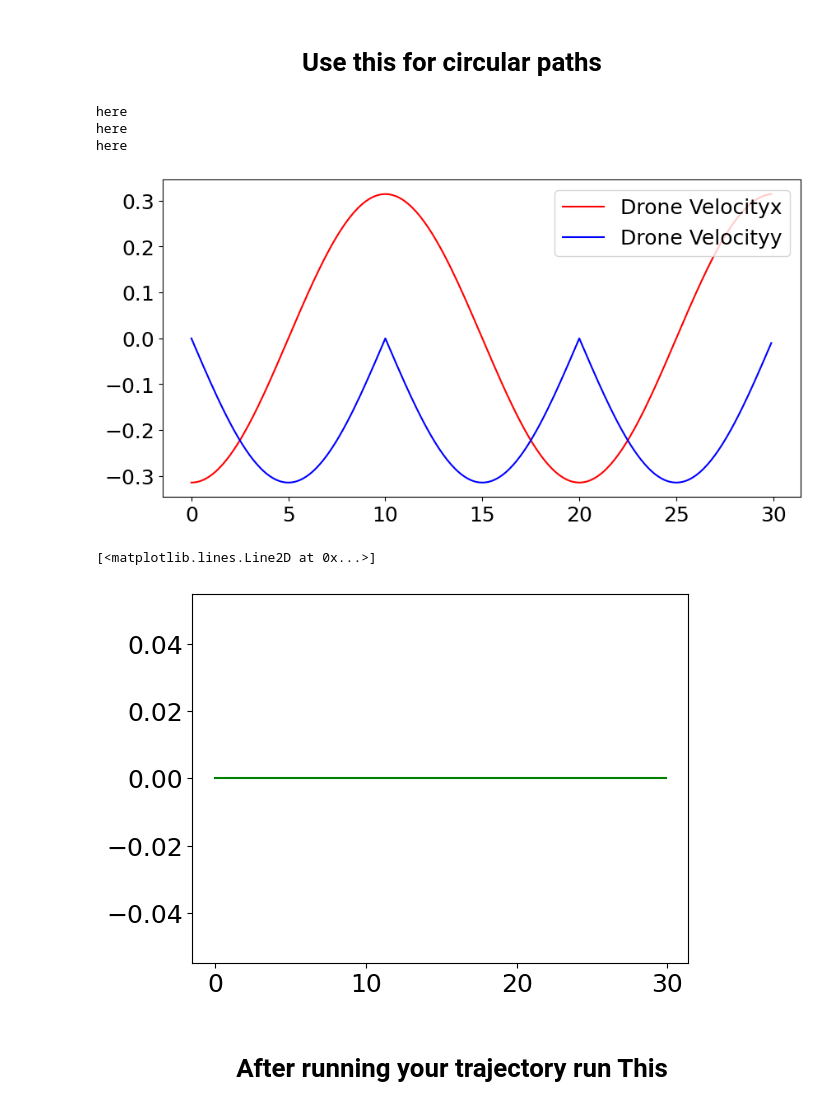
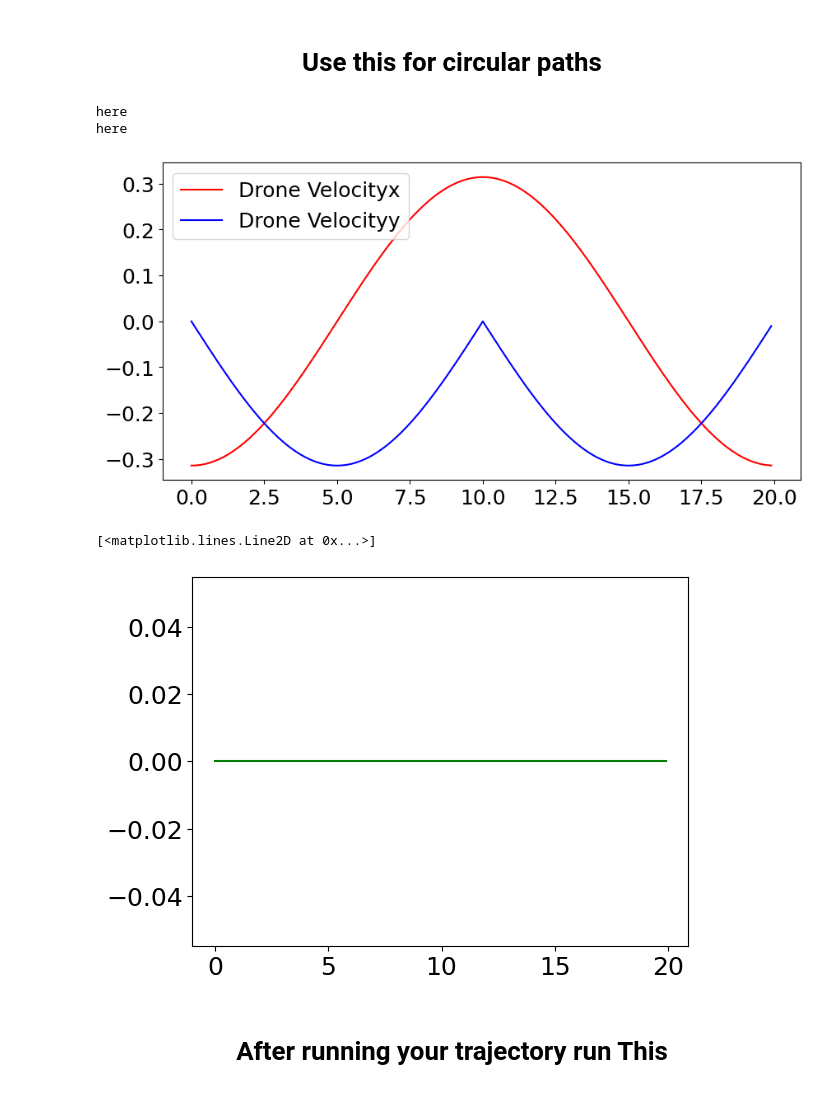
Before and after one commit to Alopez6991/Drone_AFRL, a Jupyter notebook: EKF_3D_Drone_With_Wind.ipynb, the cells around one changed output. Drawn from its saved outputs; the diff is of its cells as text; code cells hidden in the pictures.

```diff
--- a/EKF_3D_Drone_With_Wind.ipynb
+++ b/EKF_3D_Drone_With_Wind.ipynb
@@ -609,38 +609,37 @@ def get_Turns (r, Wx, Wy, Wz, z, take_off_end_time, dt, T, N,R_step=False, Headi
         psi_values = np.full_like(Vx_values, 0.0)
     t_values = np.arange(0, len(Vx_values) * dt, dt)
     Wx_values = np.full_like(t_values, Wx)
     Wy_values = np.full_like(t_values, Wy)
     Wz_values = np.full_like(t_values, Wz)
     z_values = np.full_like(t_values, z)
 
 
     return np.array(Vx_values), np.array(Vy_values), np.array(Vz_values), np.array(Wx_values), np.array(Wy_values), np.array(Wz_values), np.array(z_values), np.array(psi_values), np.array(t_values)
 
 # Example usage
 r = 1.0  # Wind magnitude
-N = 3       # Number of wind changes
+N = 2      # Number of wind changes
 T = 10      # Time between wind changes
 take_off_end_time = t_takeoff[-1]  # End time of take-off
 R_step = False
 Heading = False
 # Get the velocity values
 Vx_values, Vy_values, Vz_values,Wx_values, Wy_values, Wz_values, Z_values, psi_values, t_values = get_Turns(r,wx_takeoff[-1],wx_takeoff[-1],wx_takeoff[-1],z_takeoff[0], take_off_end_time, dt, T, N,R_step,Heading)
 
 # # Plot the velocity values
 plt.figure(figsize=(10, 5))
 plt.plot(t_values,Vy_values, label='Drone Velocityx',color='red')
 plt.plot(t_values,Vx_values, label='Drone Velocityy',color='blue')
 plt.legend()
 plt.show()
 
 plt.plot(t_values,psi_values, label='drone_Heading',color='green')
 # %% [output]
 here
 here
-here
-[figure, old version]
+[figure, new version]
 [<matplotlib.lines.Line2D at 0x...>]
-[figure, old version]
+[figure, new version]
 # %%
 # # vx_maneuver  =  np.full (T_length,1.0)
 # # # vx  =  t/4
```
Also changed, not shown: parts of 4 cells of this notebook, 2 other files.
